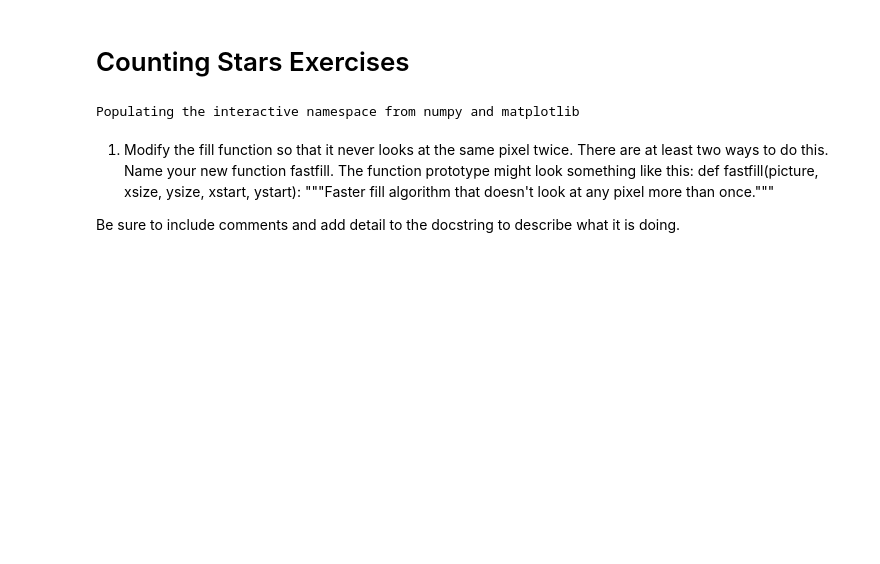
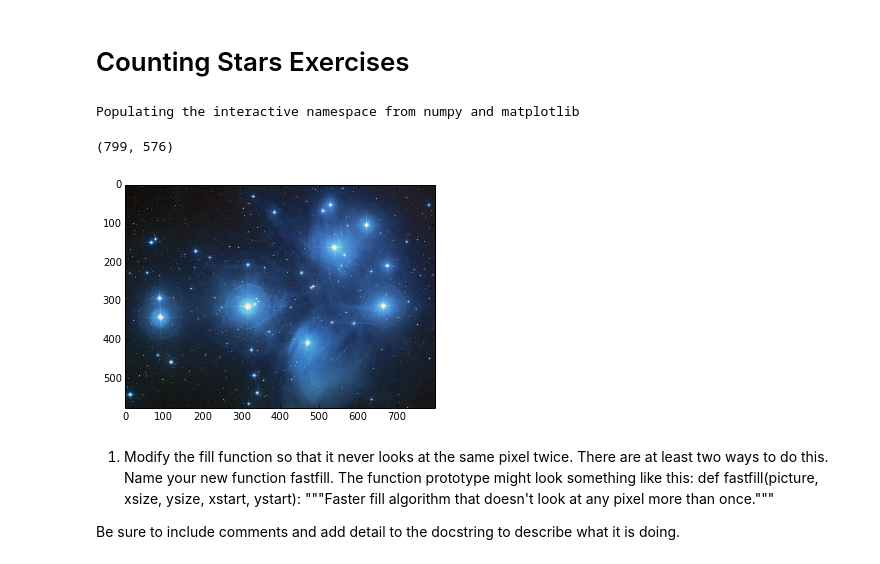
Before and after one commit to jpizagui/PHYS202-S14, a Jupyter notebook: DataIO/CountingStarsExercises.ipynb, the cells around one changed output. Saved outputs shown, nothing was run; the diff lists cells and outputs as text; code cells hidden in the pictures; blank space fills up the shorter version.

Commit message:
Started Graphics Examples, worked on Counting Stars

```diff
--- a/DataIO/CountingStarsExercises.ipynb
+++ b/DataIO/CountingStarsExercises.ipynb
@@ -3,12 +3,20 @@
 # %%
 %pylab inline
 import numpy as np
 import matplotlib.pyplot as plt
 from PIL import Image
 import requests
 from StringIO import StringIO
+
+response = requests.get("http://imgsrc.hubblesite.org/hu/db/images/hs-2004-20-a-large_web.jpg")
+pic = Image.open(StringIO(response.content))
+plt.imshow(pic)
+pic.format
+pic.size
 # %% [output]
 Populating the interactive namespace from numpy and matplotlib
+(799, 576)
+[figure, added]
 # %% [markdown]
 1. Modify the fill function so that it never looks at the same pixel twice. There are at least two ways to do this. Name your new function fastfill. The function prototype might look something like this:
 def fastfill(picture, xsize, ysize, xstart, ystart):
```
Also changed, not shown: parts of 1 cell of this notebook, 4 other files.
